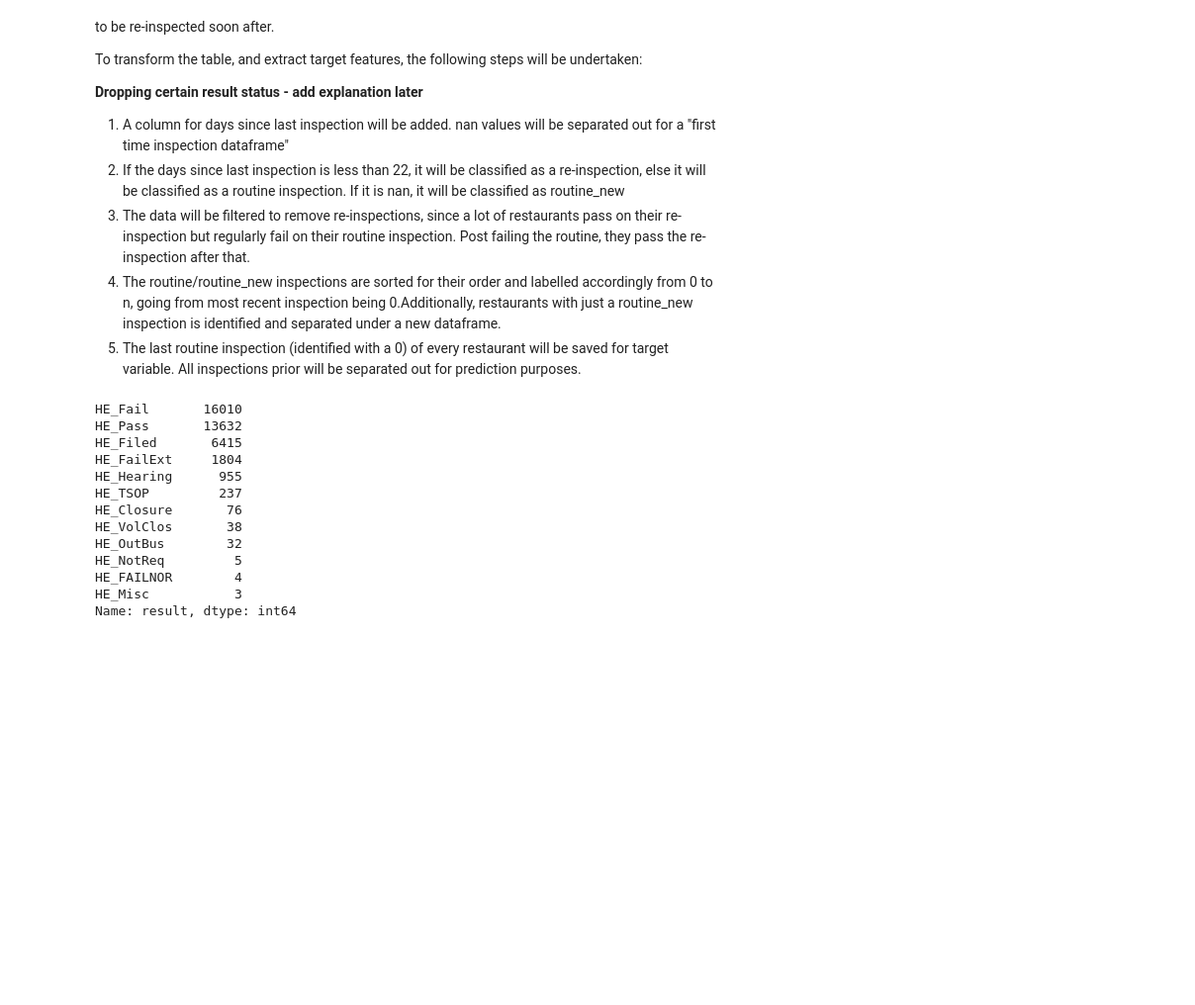
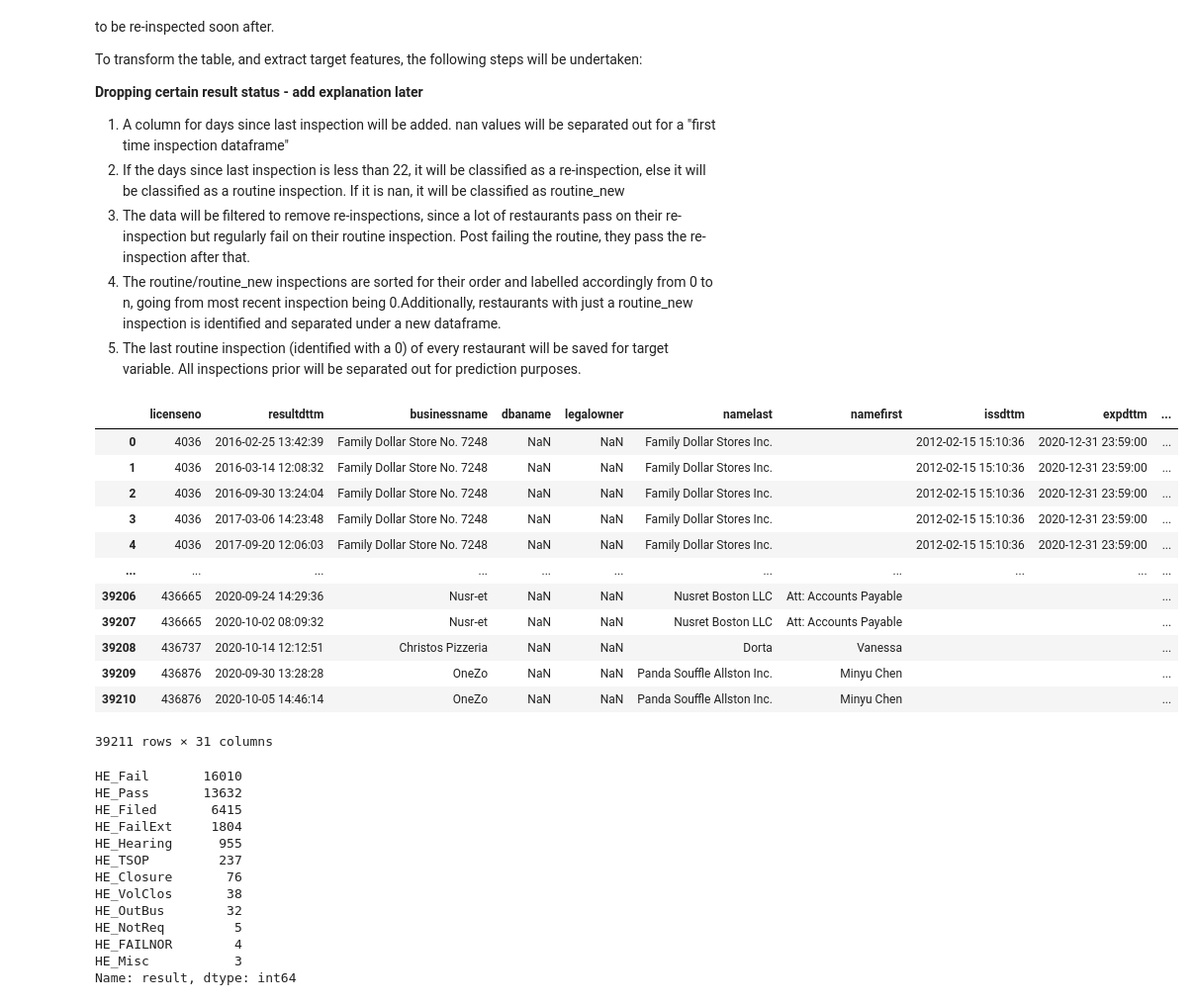
Before and after one commit to navish92/Restaurant_Inspections, a Jupyter notebook: Reshaping_Inspection_Data.ipynb, the cells around one changed output. Shown at 99% size. Drawn from its saved outputs; the diff is of its cells as text; code cells hidden in the pictures; blank space fills up the shorter version.

```diff
--- a/Reshaping_Inspection_Data.ipynb
+++ b/Reshaping_Inspection_Data.ipynb
@@ -100,6 +100,22 @@ df_license_date = df_insp_hist_2016.groupby(['licenseno','resultdttm'],as_index=
 df_license_days_diff = df_license_date.groupby('licenseno',as_index=False).resultdttm.transform('diff')
 
 df_ins_summarized = df_license_date.join(df_license_days_diff, how = 'inner',rsuffix='_diff')
+# %%
+df_license_date
+# %% [output]
+|  | licenseno | resultdttm | businessname | dbaname | legalowner | namelast | namefirst | issdttm | expdttm | ... |
+| 0 | 4036 | 2016-02-25 13:42:39 | Family Dollar Store No. 7248 | NaN | NaN | Family Dollar Stores Inc. |  | 2012-02-15 15:10:36 | 2020-12-31 23:59:00 | ... |
+| 1 | 4036 | 2016-03-14 12:08:32 | Family Dollar Store No. 7248 | NaN | NaN | Family Dollar Stores Inc. |  | 2012-02-15 15:10:36 | 2020-12-31 23:59:00 | ... |
+| 2 | 4036 | 2016-09-30 13:24:04 | Family Dollar Store No. 7248 | NaN | NaN | Family Dollar Stores Inc. |  | 2012-02-15 15:10:36 | 2020-12-31 23:59:00 | ... |
+| 3 | 4036 | 2017-03-06 14:23:48 | Family Dollar Store No. 7248 | NaN | NaN | Family Dollar Stores Inc. |  | 2012-02-15 15:10:36 | 2020-12-31 23:59:00 | ... |
+| 4 | 4036 | 2017-09-20 12:06:03 | Family Dollar Store No. 7248 | NaN | NaN | Family Dollar Stores Inc. |  | 2012-02-15 15:10:36 | 2020-12-31 23:59:00 | ... |
+| ... | ... | ... | ... | ... | ... | ... | ... | ... | ... | ... |
+| 39206 | 436665 | 2020-09-24 14:29:36 | Nusr-et | NaN | NaN | Nusret Boston LLC | Att: Accounts Payable |  |  | ... |
+| 39207 | 436665 | 2020-10-02 08:09:32 | Nusr-et | NaN | NaN | Nusret Boston LLC | Att: Accounts Payable |  |  | ... |
+| 39208 | 436737 | 2020-10-14 12:12:51 | Christos Pizzeria | NaN | NaN | Dorta | Vanessa |  |  | ... |
+| 39209 | 436876 | 2020-09-30 13:28:28 | OneZo | NaN | NaN | Panda Souffle Allston Inc. | Minyu Chen |  |  | ... |
+| 39210 | 436876 | 2020-10-05 14:46:14 | OneZo | NaN | NaN | Panda Souffle Allston Inc. | Minyu Chen |  |  | ... |
+39211 rows × 31 columns
 # %%
 df_ins_summarized['routine_ins_recency'] = np.nan
 df_ins_summarized['routine_ins_count'] = np.nan
```
Also changed, not shown: parts of 12 cells of this notebook.
